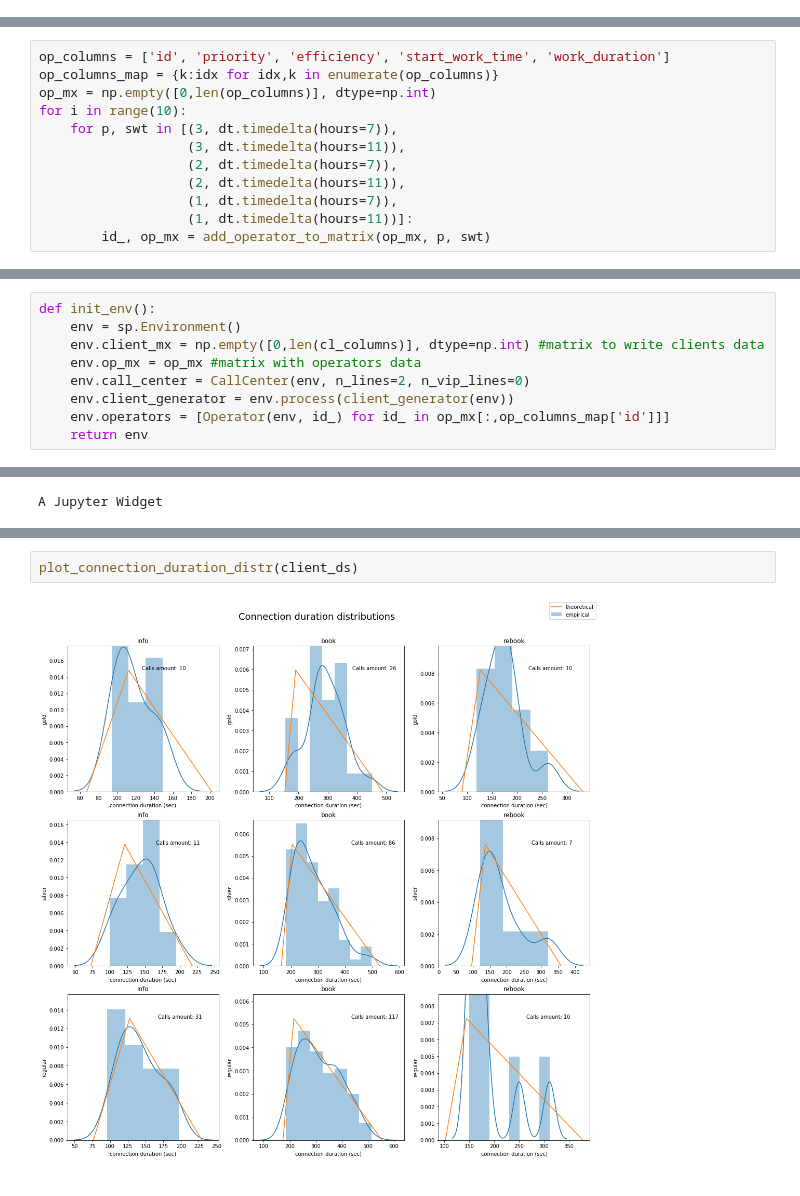
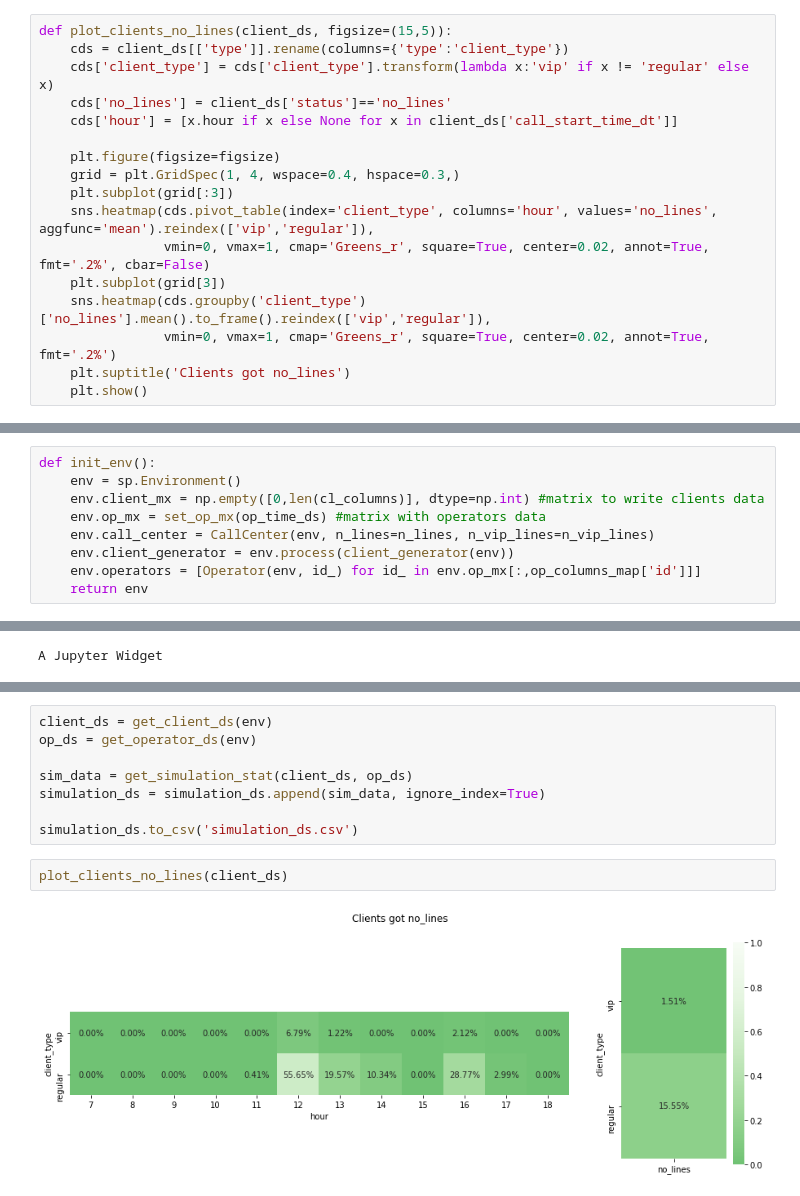
Before and after one commit to EgorDudyrev/SimMod_CourseWork, a Jupyter notebook: SimPy model.ipynb, the cells around one changed output, grey strips where cells are left out. Cells and saved outputs as stored; diff of their text form.

```diff
--- a/SimPy model.ipynb
+++ b/SimPy model.ipynb
@@ -156,0 +177,17 @@ def plot_connection_duration_distr(client_ds, figsize=(15,15)):
+# %%
+def plot_clients_no_lines(client_ds, figsize=(15,5)):
+    cds = client_ds[['type']].rename(columns={'type':'client_type'})
+    cds['client_type'] = cds['client_type'].transform(lambda x:'vip' if x != 'regular' else x)
+    cds['no_lines'] = client_ds['status']=='no_lines'
+    cds['hour'] = [x.hour if x else None for x in client_ds['call_start_time_dt']]
+
+    plt.figure(figsize=figsize)
+    grid = plt.GridSpec(1, 4, wspace=0.4, hspace=0.3,)
+    plt.subplot(grid[:3])
+    sns.heatmap(cds.pivot_table(index='client_type', columns='hour', values='no_lines', aggfunc='mean').reindex(['vip','regular']),
+                vmin=0, vmax=1, cmap='Greens_r', square=True, center=0.02, annot=True, fmt='.2%', cbar=False)
+    plt.subplot(grid[3])
+    sns.heatmap(cds.groupby('client_type')['no_lines'].mean().to_frame().reindex(['vip','regular']),
+                vmin=0, vmax=1, cmap='Greens_r', square=True, center=0.02, annot=True, fmt='.2%')
+    plt.suptitle('Clients got no_lines')
+    plt.show()
@@ -168,15 +247,3 @@ cl_columns = ['id','priority','call_start_time','call_end_time','max_waiting_tim
              'queue_start_time', 'queue_end_time',
              'connect_start_time', 'connect_end_time', 'operator_id']
 cl_columns_map = {k:idx for idx,k in enumerate(cl_columns)}
-# %%
-op_columns = ['id', 'priority', 'efficiency', 'start_work_time', 'work_duration']
-op_columns_map = {k:idx for idx,k in enumerate(op_columns)}
-op_mx = np.empty([0,len(op_columns)], dtype=np.int)
-for i in range(10):
-    for p, swt in [(3, dt.timedelta(hours=7)),
-                   (3, dt.timedelta(hours=11)),
-                   (2, dt.timedelta(hours=7)),
-                   (2, dt.timedelta(hours=11)),
-                   (1, dt.timedelta(hours=7)),
-                   (1, dt.timedelta(hours=11))]:
-        id_, op_mx = add_operator_to_matrix(op_mx, p, swt)
@@ -483,8 +565,8 @@ def client_generator(env):
 def init_env():
     env = sp.Environment()
     env.client_mx = np.empty([0,len(cl_columns)], dtype=np.int) #matrix to write clients data
-    env.op_mx = op_mx #matrix with operators data
-    env.call_center = CallCenter(env, n_lines=2, n_vip_lines=0)
+    env.op_mx = set_op_mx(op_time_ds) #matrix with operators data
+    env.call_center = CallCenter(env, n_lines=n_lines, n_vip_lines=n_vip_lines)
     env.client_generator = env.process(client_generator(env))
-    env.operators = [Operator(env, id_) for id_ in op_mx[:,op_columns_map['id']]]
+    env.operators = [Operator(env, id_) for id_ in env.op_mx[:,op_columns_map['id']]]
     return env
@@ -525,4 +597,12 @@ plot_call_types_distribution(calls_type_distr)
+# %%
+client_ds = get_client_ds(env)
+op_ds = get_operator_ds(env)
+
+sim_data = get_simulation_stat(client_ds, op_ds)
+simulation_ds = simulation_ds.append(sim_data, ignore_index=True)
+
+simulation_ds.to_csv('simulation_ds.csv')
 # %%
-plot_connection_duration_distr(client_ds)
+plot_clients_no_lines(client_ds)
 # %% [output]
-[figure, old version]
+[figure, new version]
```
Also changed, not shown: parts of 22 cells of this notebook, 3 other files.
